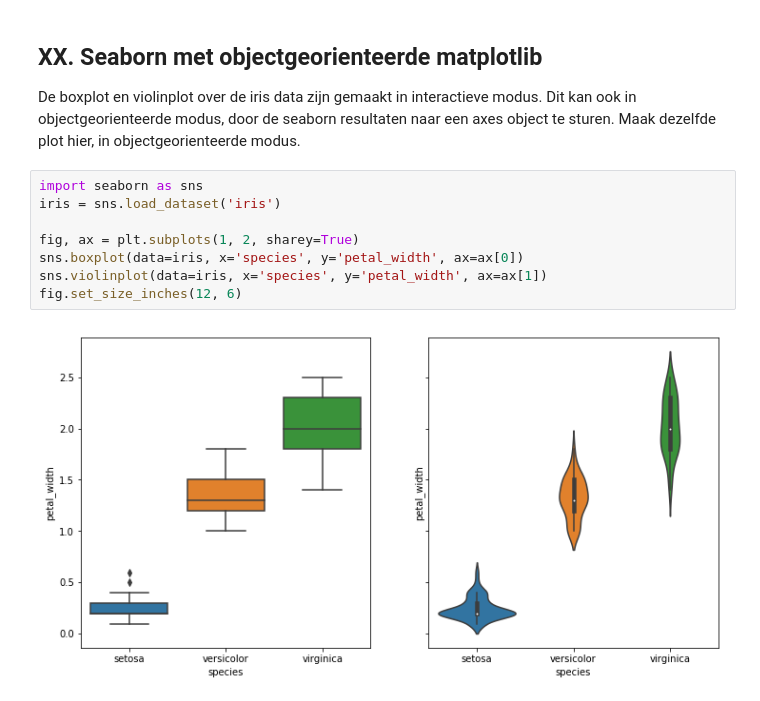
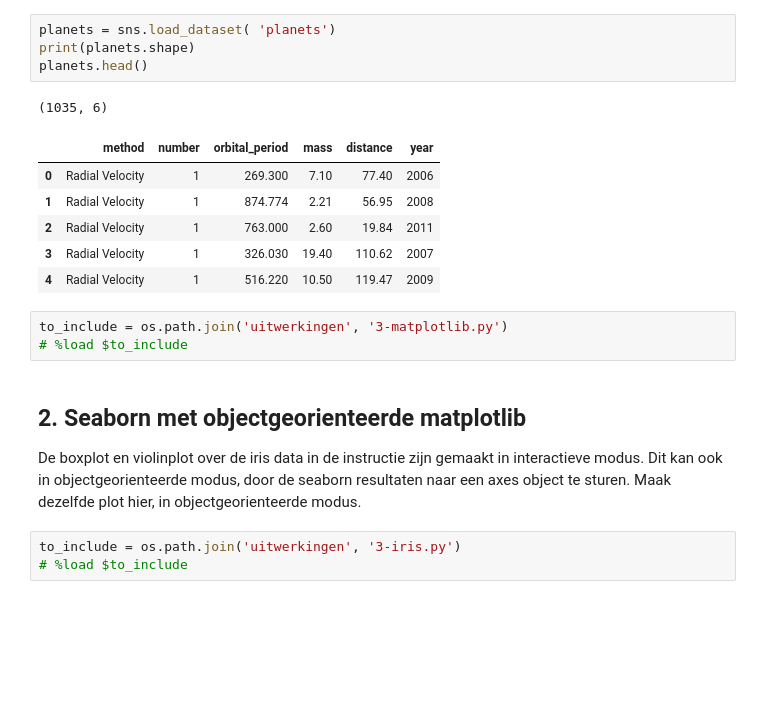
Before and after one commit to harcel/PyDataScienceIntroNL, a Jupyter notebook: Opdrachten_3.ipynb, the cells around one changed output. Drawn from its saved outputs; the diff is of its cells as text; blank space fills up the shorter version.

```diff
--- a/Opdrachten_3.ipynb
+++ b/Opdrachten_3.ipynb
@@ -6,14 +18,22 @@ import seaborn as sns
+# %%
+planets = sns.load_dataset( 'planets')
+print(planets.shape)
+planets.head()
+# %% [output]
+(1035, 6)
+|  | method | number | orbital_period | mass | distance | year |
+| 0 | Radial Velocity | 1 | 269.300 | 7.10 | 77.40 | 2006 |
+| 1 | Radial Velocity | 1 | 874.774 | 2.21 | 56.95 | 2008 |
+| 2 | Radial Velocity | 1 | 763.000 | 2.60 | 19.84 | 2011 |
+| 3 | Radial Velocity | 1 | 326.030 | 19.40 | 110.62 | 2007 |
+| 4 | Radial Velocity | 1 | 516.220 | 10.50 | 119.47 | 2009 |
+# %%
+to_include = os.path.join('uitwerkingen', '3-matplotlib.py')
+# %load $to_include
 # %% [markdown]
-## XX. Seaborn met objectgeorienteerde matplotlib
+## 2. Seaborn met objectgeorienteerde matplotlib
 
-De boxplot en violinplot over de iris data zijn gemaakt in interactieve modus. Dit kan ook in objectgeorienteerde modus, door de seaborn resultaten naar een axes object te sturen. Maak dezelfde plot hier, in objectgeorienteerde modus.
+De boxplot en violinplot over de iris data in de instructie zijn gemaakt in interactieve modus. Dit kan ook in objectgeorienteerde modus, door de seaborn resultaten naar een axes object te sturen. Maak dezelfde plot hier, in objectgeorienteerde modus.
-# %%
-import seaborn as sns
-iris = sns.load_dataset('iris')
-
-fig, ax = plt.subplots(1, 2, sharey=True)
-sns.boxplot(data=iris, x='species', y='petal_width', ax=ax[0])
-sns.violinplot(data=iris, x='species', y='petal_width', ax=ax[1])
-fig.set_size_inches(12, 6)
-# %% [output]
-[figure, removed]
+# %%
+to_include = os.path.join('uitwerkingen', '3-iris.py')
+# %load $to_include
```
Also changed, not shown: parts of 2 cells of this notebook, 8 other files.
